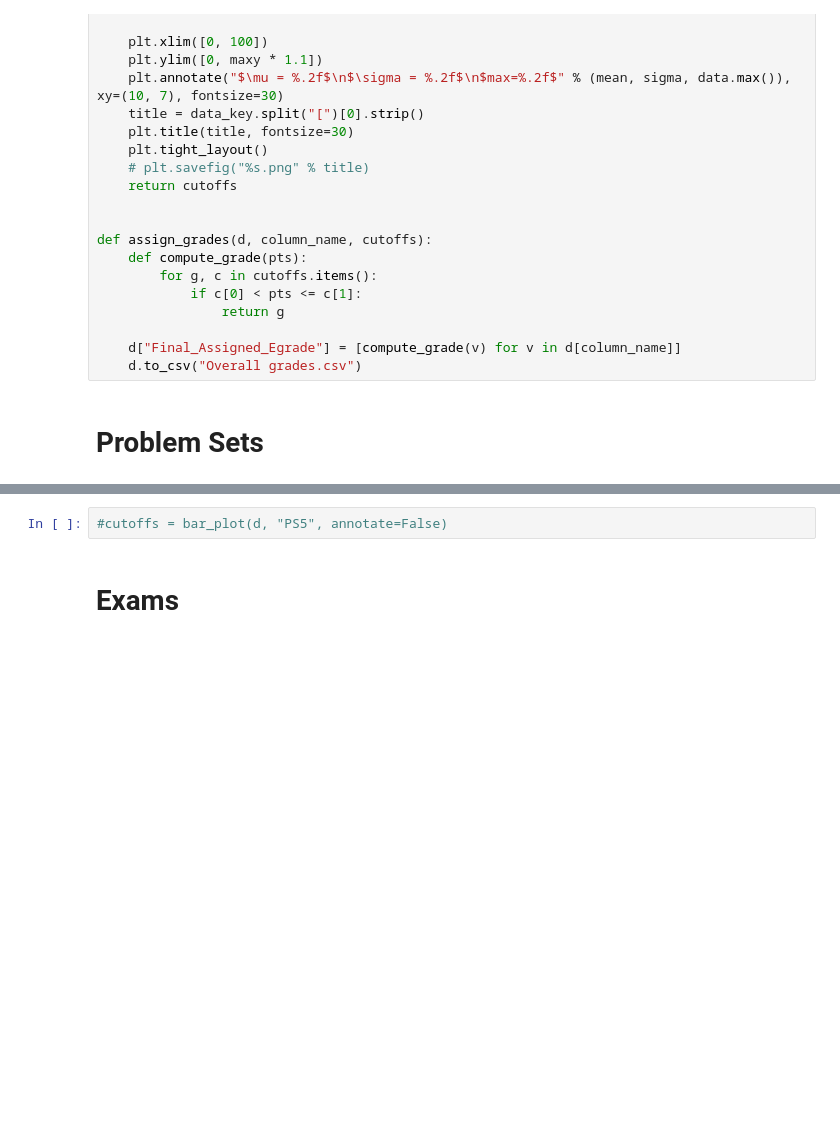
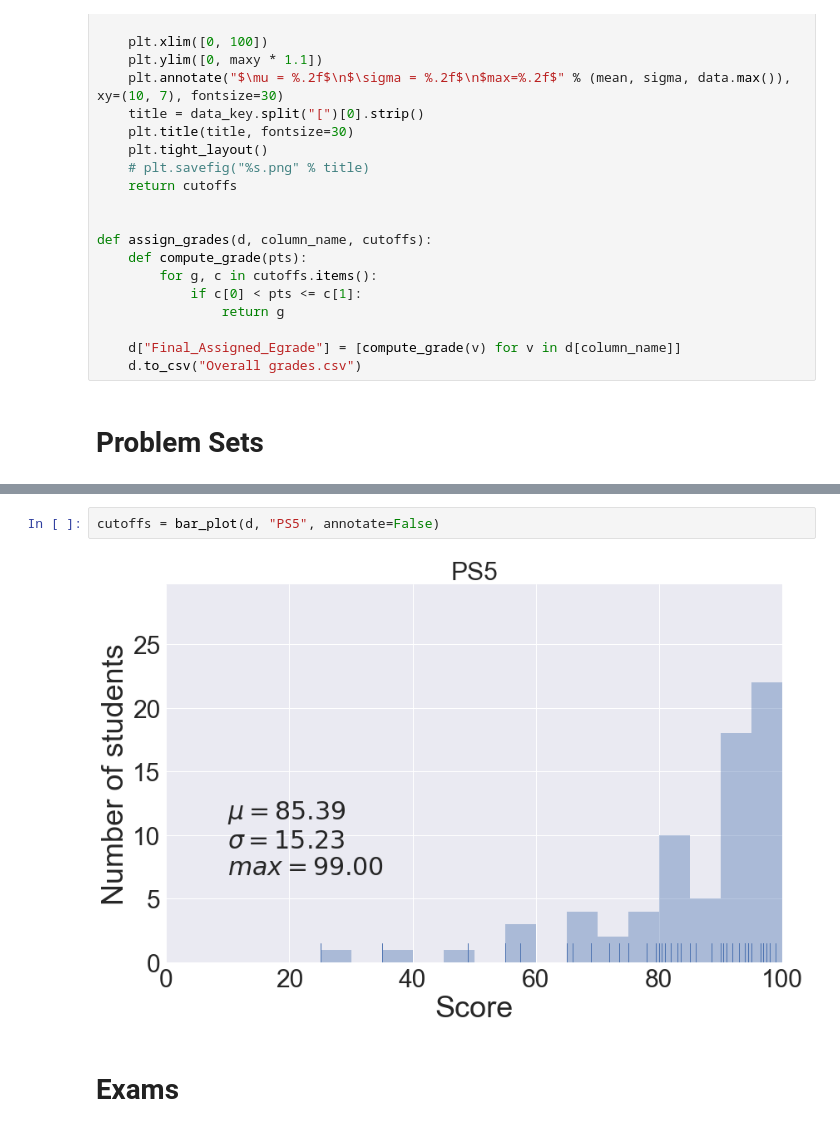
Before and after one commit to materialsvirtuallab/nano106, a Jupyter notebook: grades/Spring2017/Grade Stats.ipynb, the cells around one changed output, grey strips where cells are left out. Drawn from its saved outputs; the diff is of its cells as text; blank space fills up the shorter version.

```diff
--- a/grades/Spring2017/Grade Stats.ipynb
+++ b/grades/Spring2017/Grade Stats.ipynb
@@ -166,5 +166,7 @@ cutoffs = bar_plot(d, "PS4", annotate=False)
 # %%
-#cutoffs = bar_plot(d, "PS5", annotate=False)
+cutoffs = bar_plot(d, "PS5", annotate=False)
+# %% [output]
+[figure, added]
 # %% [markdown]
 # Exams
 # %%
```
Also changed, not shown: parts of 8 cells of this notebook.
